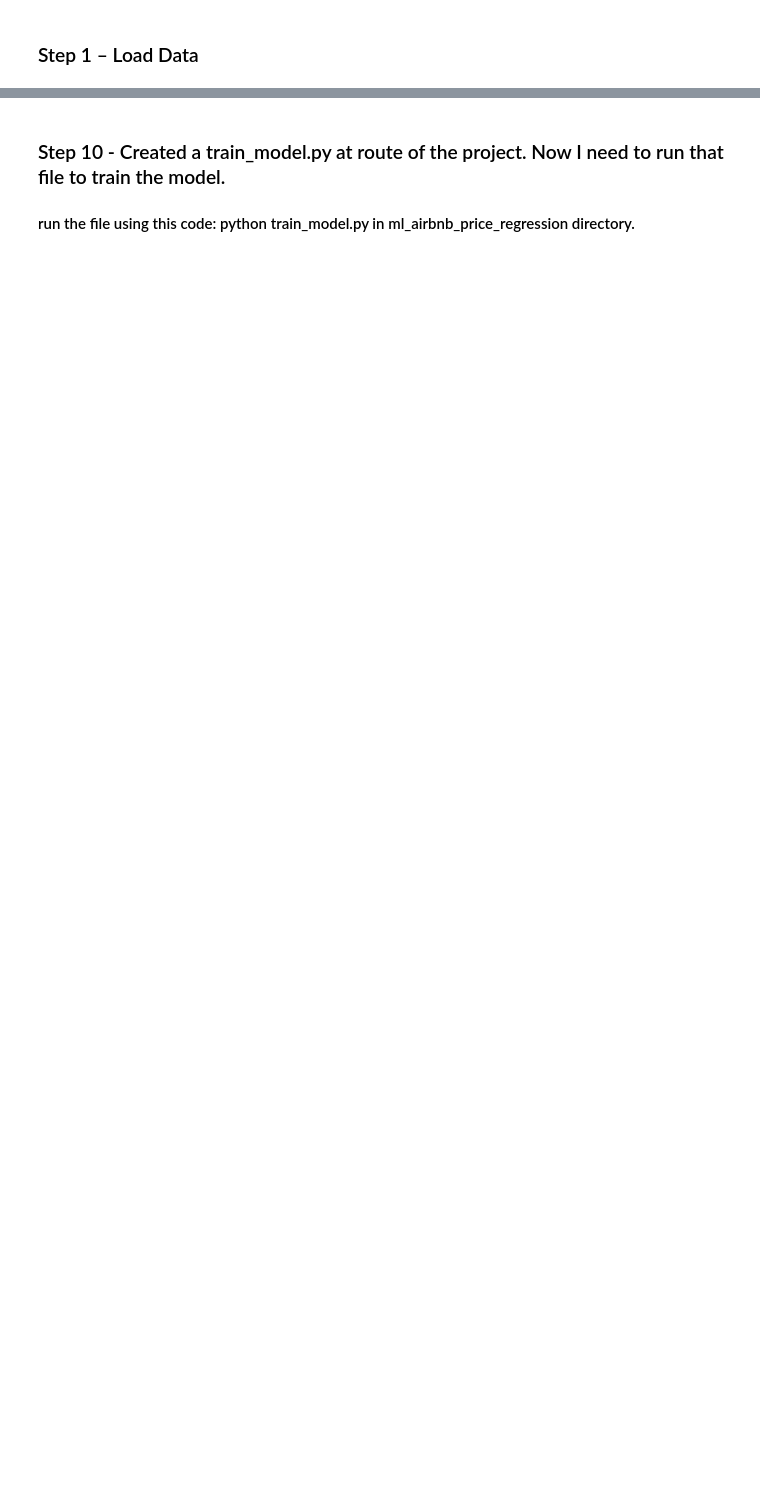
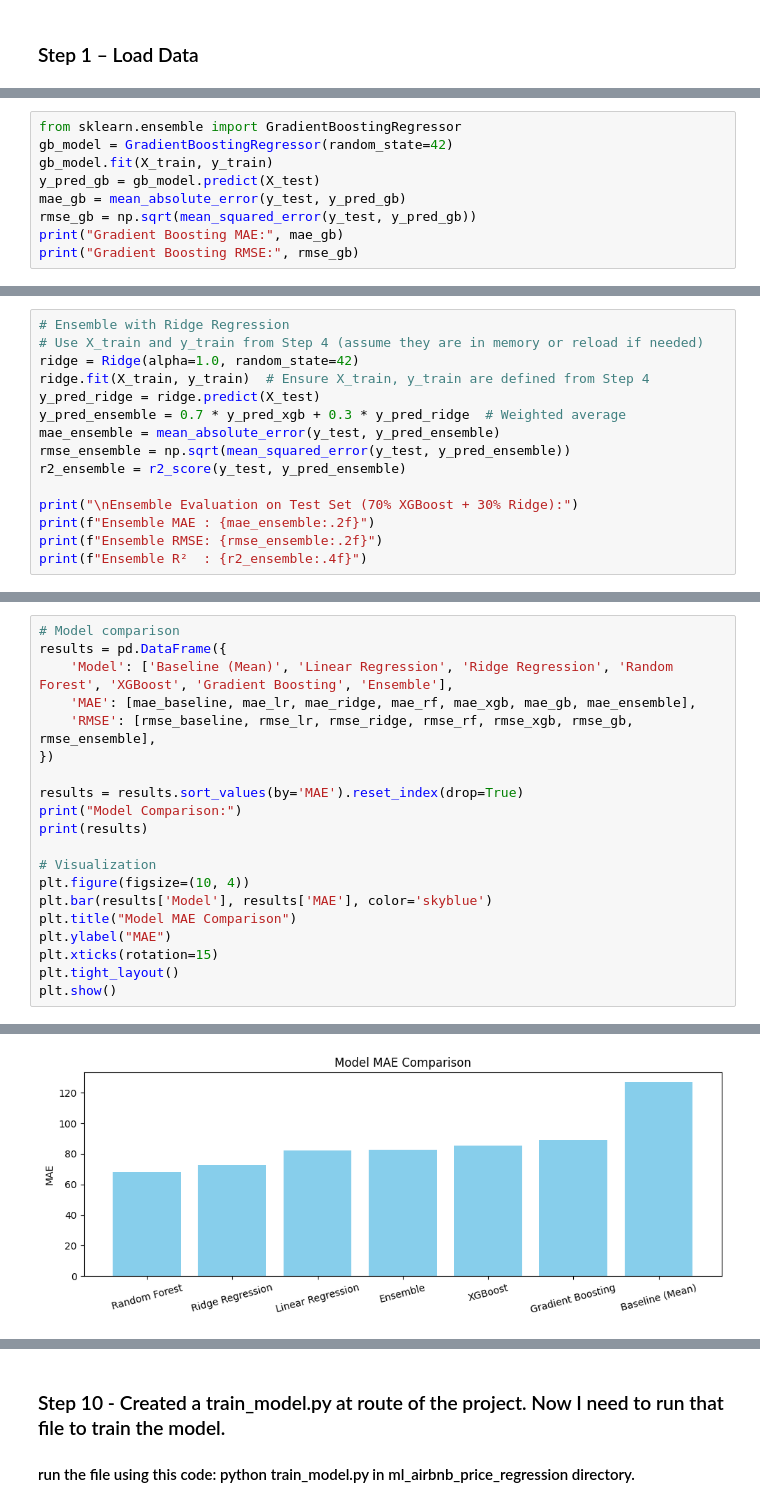
Before and after one commit to babakbaradaran/ml_airbnb_price_regression, a Jupyter notebook: notebooks/modeling.ipynb, the cells around one changed output, grey strips where cells are left out. Drawn from its saved outputs; the diff is of its cells as text; blank space fills up the shorter version.

```diff
--- a/notebooks/modeling.ipynb
+++ b/notebooks/modeling.ipynb
@@ -323,0 +558,9 @@ Feature columns saved to: models\model_columns.joblib
+# %%
+from sklearn.ensemble import GradientBoostingRegressor
+gb_model = GradientBoostingRegressor(random_state=42)
+gb_model.fit(X_train, y_train)
+y_pred_gb = gb_model.predict(X_test)
+mae_gb = mean_absolute_error(y_test, y_pred_gb)
+rmse_gb = np.sqrt(mean_squared_error(y_test, y_pred_gb))
+print("Gradient Boosting MAE:", mae_gb)
+print("Gradient Boosting RMSE:", rmse_gb)
@@ -323,0 +572,15 @@ Feature columns saved to: models\model_columns.joblib
+# %%
+# Ensemble with Ridge Regression
+# Use X_train and y_train from Step 4 (assume they are in memory or reload if needed)
+ridge = Ridge(alpha=1.0, random_state=42)
+ridge.fit(X_train, y_train)  # Ensure X_train, y_train are defined from Step 4
+y_pred_ridge = ridge.predict(X_test)
+y_pred_ensemble = 0.7 * y_pred_xgb + 0.3 * y_pred_ridge  # Weighted average
+mae_ensemble = mean_absolute_error(y_test, y_pred_ensemble)
+rmse_ensemble = np.sqrt(mean_squared_error(y_test, y_pred_ensemble))
+r2_ensemble = r2_score(y_test, y_pred_ensemble)
+
+print("\nEnsemble Evaluation on Test Set (70% XGBoost + 30% Ridge):")
+print(f"Ensemble MAE : {mae_ensemble:.2f}")
+print(f"Ensemble RMSE: {rmse_ensemble:.2f}")
+print(f"Ensemble R²  : {r2_ensemble:.4f}")
@@ -323,0 +718,21 @@ Feature columns saved to: models\model_columns.joblib
+# %%
+# Model comparison
+results = pd.DataFrame({
+    'Model': ['Baseline (Mean)', 'Linear Regression', 'Ridge Regression', 'Random Forest', 'XGBoost', 'Gradient Boosting', 'Ensemble'],
+    'MAE': [mae_baseline, mae_lr, mae_ridge, mae_rf, mae_xgb, mae_gb, mae_ensemble],
+    'RMSE': [rmse_baseline, rmse_lr, rmse_ridge, rmse_rf, rmse_xgb, rmse_gb, rmse_ensemble],
+})
+
+results = results.sort_values(by='MAE').reset_index(drop=True)
+print("Model Comparison:")
+print(results)
+
+# Visualization
+plt.figure(figsize=(10, 4))
+plt.bar(results['Model'], results['MAE'], color='skyblue')
+plt.title("Model MAE Comparison")
+plt.ylabel("MAE")
+plt.xticks(rotation=15)
+plt.tight_layout()
+plt.show()
+# %% [output]
@@ -323,0 +748 @@ Feature columns saved to: models\model_columns.joblib
+[figure, added]
```
Also changed, not shown: parts of 72 cells of this notebook, 22 other files.
